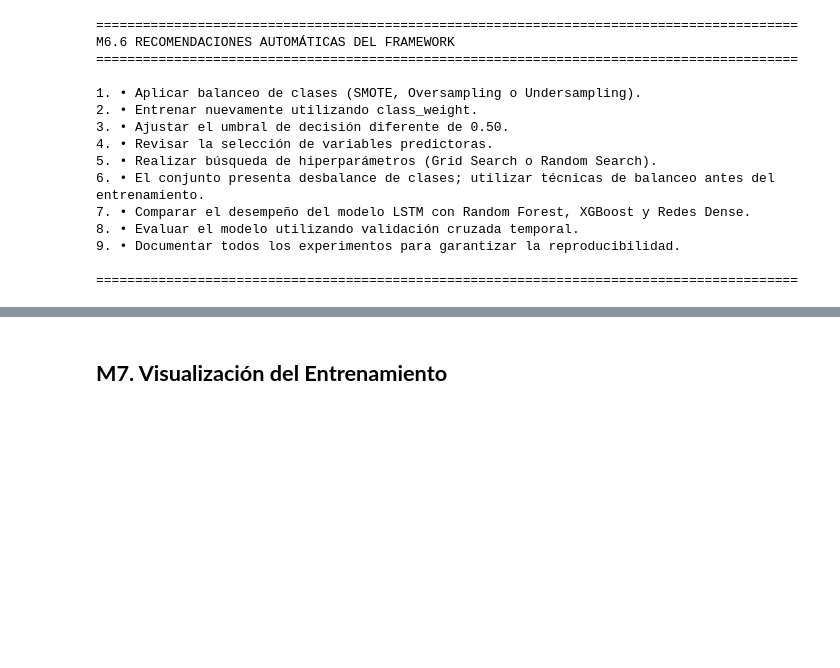
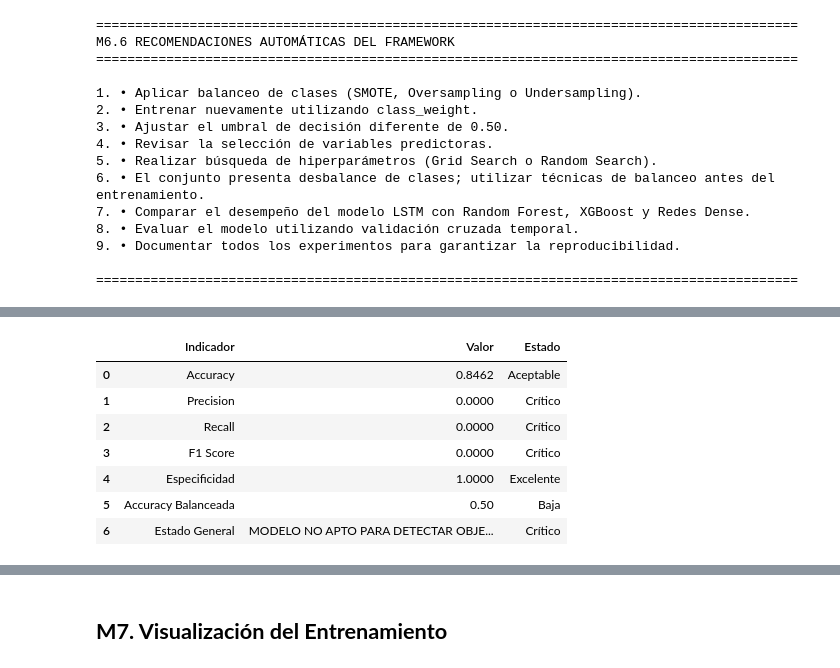
Before and after one commit to josedanielbg/FRAMEWORK_V7, a Jupyter notebook: NOTEBOOKS/C14_MODELADO/FW7_C14_Modelado.ipynb, the cells around one changed output, grey strips where cells are left out. Saved outputs shown, nothing was run; the diff lists cells and outputs as text; code cells hidden in the pictures; blank space fills up the shorter version.

```diff
--- a/NOTEBOOKS/C14_MODELADO/FW7_C14_Modelado.ipynb
+++ b/NOTEBOOKS/C14_MODELADO/FW7_C14_Modelado.ipynb
@@ -1571,3 +1571,78 @@ M6.6 RECOMENDACIONES AUTOMÁTICAS DEL FRAMEWORK
 9. • Documentar todos los experimentos para garantizar la reproducibilidad.
 
 ==========================================================================================
+# %%
+
+#==========================================================================================
+# M6.7. Guardar Diagnóstico del Modelo
+#==========================================================================================
+import os
+
+# Calculate Balanced Accuracy
+accuracy_balanceada = (recall + especificidad) / 2
+
+# Determine status for Balanced Accuracy
+if accuracy_balanceada < 0.60:
+    estado_acc_bal = "Baja"
+else:
+    estado_acc_bal = "Aceptable"
+
+# Create a DataFrame for diagnostics
+diagnostico_df = pd.DataFrame({
+    "Indicador": [
+        "Accuracy",
+        "Precision",
+        "Recall",
+        "F1 Score",
+        "Especificidad",
+        "Accuracy Balanceada",
+        "Estado General"
+    ],
+    "Valor": [
+        f"{accuracy:.4f}",
+        f"{precision:.4f}",
+        f"{recall:.4f}",
+        f"{f1:.4f}",
+        f"{especificidad:.4f}",
+        f"{accuracy_balanceada:.2f}",
+        estado
+    ],
+    "Estado": [
+        "Aceptable" if accuracy >= 0.8 else "Crítico", # Based on previous M6.5 logic
+        "Crítico" if precision == 0 else ("Baja" if precision < 0.6 else "Aceptable"), # Based on previous M6.5 logic
+        "Crítico" if recall == 0 else ("Baja" if recall < 0.6 else "Aceptable"), # Based on previous M6.5 logic
+        "Crítico" if f1 < 0.5 else "Aceptable", # Based on previous M6.5 logic
+        "Excelente" if especificidad > 0.95 else "Aceptable", # Based on previous M6.5 logic
+        estado_acc_bal,
+        "Crítico" if estado == "MODELO NO APTO PARA DETECTAR OBJETIVO" else "Aceptable" # Assuming 'MODELO NO APTO' is Critical
+    ]
+})
+
+# Define the directory for diagnostics
+CARPETA_DIAGNOSTICOS = "diagnosticos"
+os.makedirs(CARPETA_DIAGNOSTICOS, exist_ok=True)
+
+# Define file names
+nombre_diagnostico_csv = f"{CARPETA_DIAGNOSTICOS}/diagnostico_modelo_{EXPERIMENTO}.csv"
+nombre_diagnostico_xlsx = f"{CARPETA_DIAGNOSTICOS}/diagnostico_modelo_{EXPERIMENTO}.xlsx"
+
+# Export the diagnostics DataFrame
+diagnostico_df.to_csv(
+    nombre_diagnostico_csv,
+    index=False,
+    encoding="utf-8-sig"
+)
+diagnostico_df.to_excel(
+    nombre_diagnostico_xlsx,
+    index=False
+)
+
+print()
+print("="*90)
+print("DIAGNÓSTICO DEL MODELO EXPORTADO")
+print("="*90)
+print()
+print(nombre_diagnostico_csv)
+print(nombre_diagnostico_xlsx)
+display(diagnostico_df)
+# %% [output]
@@ -1573,0 +1655,8 @@ M6.6 RECOMENDACIONES AUTOMÁTICAS DEL FRAMEWORK
+|  | Indicador | Valor | Estado |
+| 0 | Accuracy | 0.8462 | Aceptable |
+| 1 | Precision | 0.0000 | Crítico |
+| 2 | Recall | 0.0000 | Crítico |
+| 3 | F1 Score | 0.0000 | Crítico |
+| 4 | Especificidad | 1.0000 | Excelente |
+| 5 | Accuracy Balanceada | 0.50 | Baja |
+| 6 | Estado General | MODELO NO APTO PARA DETECTAR OBJE... | Crítico |
```
Also changed, not shown: parts of 11 cells of this notebook.
